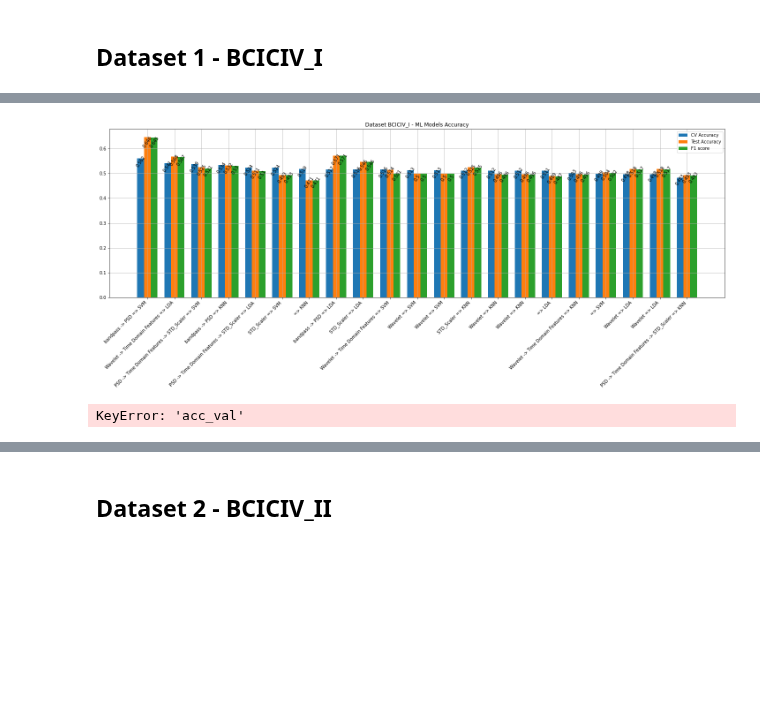
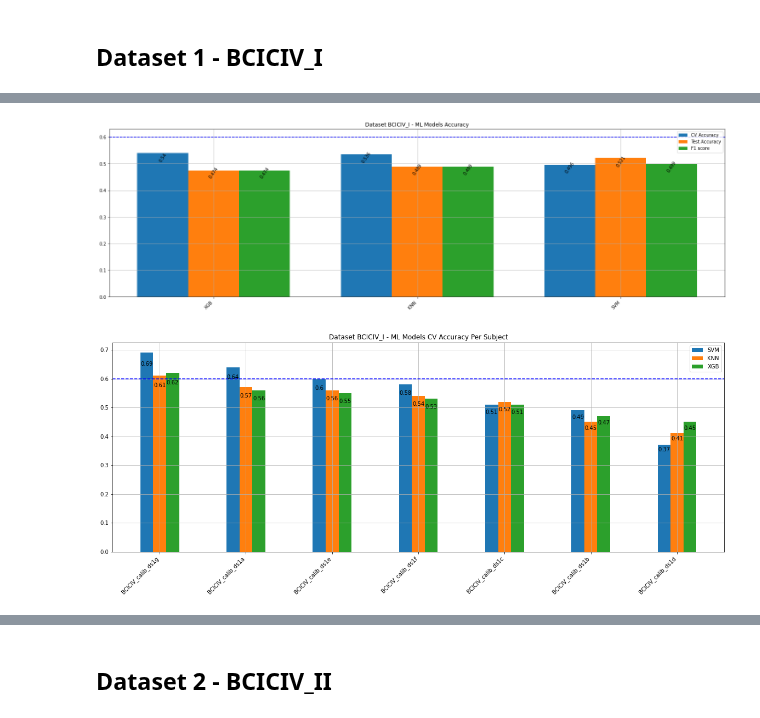
Before and after one commit to maods2/EEG-Analysis-, a Jupyter notebook: src/results.ipynb, the cells around one changed output, grey strips where cells are left out. Drawn from its saved outputs; the diff is of its cells as text; code cells hidden in the pictures; blank space fills up the shorter version.

Commit message:
updating results

```diff
--- a/src/results.ipynb
+++ b/src/results.ipynb
@@ -4,7 +4,7 @@ import matplotlib.pyplot as plt
 import sns
 import numpy as np
 # %%
-df_ml = pd.read_csv('./artifacts/ml_search_results.csv')
+df_ml = pd.read_csv('./artifacts/ml_models_results.csv')
 df_cnn = pd.read_csv('./artifacts/cnn_models_results.csv')
 # %%
 # df_cnn.head(40)
@@ -355,53 +353,53 @@ individual_performance_BCICIV_I.head()
 # %%
 x = np.arange(len(global_performance_BCICIV_I['cross_val_score']))  # pontos do eixo x
 width = 0.25  # largura das barras
 
 fig, ax = plt.subplots(figsize=(25,7))
 train = ax.bar(x - width, global_performance_BCICIV_I['cross_val_score'], width, label='CV Accuracy')
 validation = ax.bar(x, global_performance_BCICIV_I['Accuracy'], width, label='Test Accuracy')
 test = ax.bar(x + width, global_performance_BCICIV_I['F1_score'], width, label='F1 score')
 
 
 
 autolabel(train,np.round(global_performance_BCICIV_I['cross_val_score'].values,3),rot=55)
 autolabel(validation,np.round(global_performance_BCICIV_I['Accuracy'].values,3),rot=55)
 autolabel(test,np.round(global_performance_BCICIV_I['F1_score'].values,3),rot=55)
 
-
+plt.axhline(y = 0.6, color = 'b', linestyle = '--')
 ax.set_title('Dataset BCICIV_I - ML Models Accuracy')
 ax.set_xticks(x)
 ax.set_xticklabels(global_performance_BCICIV_I['model_name'], rotation = 45, ha="right")
 ax.grid()
 ax.legend();
 # %% [output]
-[figure, old version]
+[figure, new version]
 # %%
-x = np.arange(len(individual_performance_BCICIV_I['acc_val'][individual_performance_BCICIV_I['model'] == 'EEGNet']))  # pontos do eixo x
+x = np.arange(len(individual_performance_BCICIV_I['cross_val_score'][individual_performance_BCICIV_I['model_name'] == 'SVM']))  # pontos do eixo x
 width = 0.15  # largura das barras
 
 fig, ax = plt.subplots(figsize=(20,7))
 
 
-eeg_net = individual_performance_BCICIV_I['acc_val'][individual_performance_BCICIV_I['model'] == 'EEGNet']
-shallow_conv = individual_performance_BCICIV_I['acc_val'][individual_performance_BCICIV_I['model'] == 'ShallowConvNet']
-deep_conv = individual_performance_BCICIV_I['acc_val'][individual_performance_BCICIV_I['model'] == 'DeepConvNet']
+svm = individual_performance_BCICIV_I['cross_val_score'][individual_performance_BCICIV_I['model_name'] == 'SVM']
+knn = individual_performance_BCICIV_I['cross_val_score'][individual_performance_BCICIV_I['model_name'] == 'KNN']
+xgb = individual_performance_BCICIV_I['cross_val_score'][individual_performance_BCICIV_I['model_name'] == 'XGB']
 
-eeg_net_plot = ax.bar(x - width, eeg_net, width, label='EEGNet')
-shallow_conv_plot = ax.bar(x, shallow_conv, width, label='ShallowConvNet')
-deep_conv_plot = ax.bar(x + width, deep_conv, width, label='DeepConvNet')
+svm_plot = ax.bar(x - width, svm, width, label='SVM')
+knn_plot = ax.bar(x, knn, width, label='KNN')
+xgb_plot = ax.bar(x + width, xgb, width, label='XGB')
 
 
 
-autolabel(eeg_net_plot,np.round(eeg_net.values,3))
-autolabel(shallow_conv_plot,np.round(shallow_conv.values,3))
-autolabel(deep_conv_plot,np.round(deep_conv.values,3))
+autolabel(svm_plot,np.round(svm.values,3))
+autolabel(knn_plot,np.round(knn.values,3))
+autolabel(xgb_plot,np.round(xgb.values,3))
 
-
-ax.set_title('Dataset BCICIV_I - CNN Models Validation Accuracy Per Subject')
+plt.axhline(y = 0.6, color = 'b', linestyle = '--')
+ax.set_title('Dataset BCICIV_I - ML Models CV Accuracy Per Subject')
 ax.set_xticks(x)
-ax.set_xticklabels(individual_performance_BCICIV_I['subject'][individual_performance_BCICIV_I['model'] == 'EEGNet'], rotation = 45, ha="right")
+ax.set_xticklabels(individual_performance_BCICIV_I['subject'][individual_performance_BCICIV_I['model_name'] == 'SVM'], rotation = 45, ha="right")
 ax.grid()
 ax.legend();
 # %% [output]
-KeyError: 'acc_val'
+[figure, added]
 # %%
```
Also changed, not shown: parts of 22 cells of this notebook, 5 other files.
